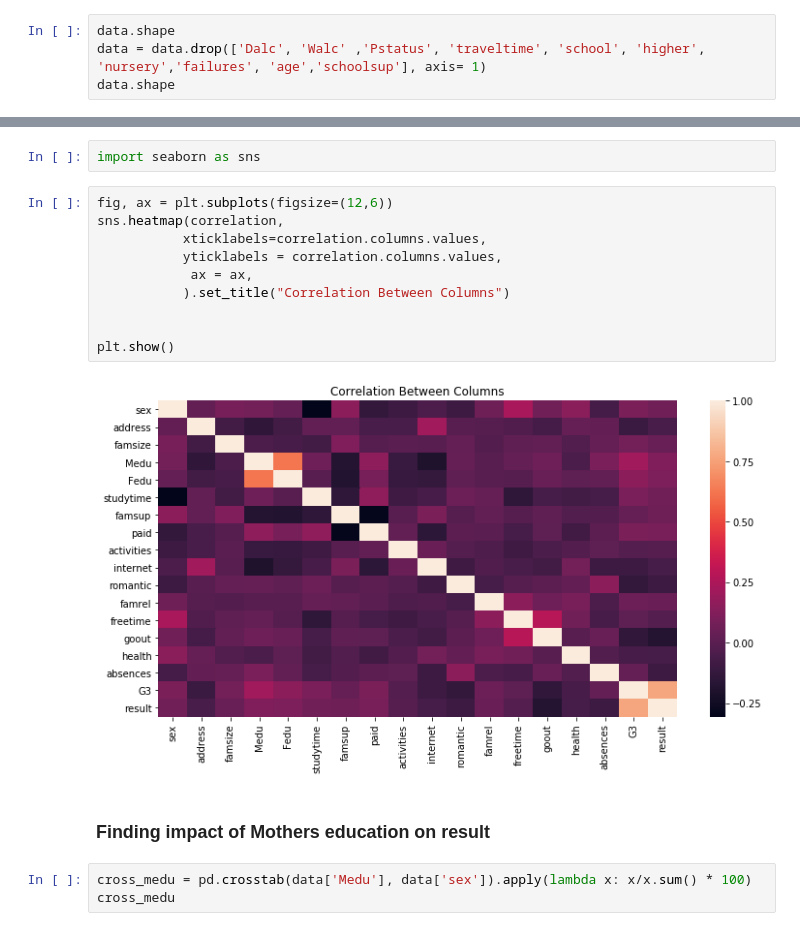
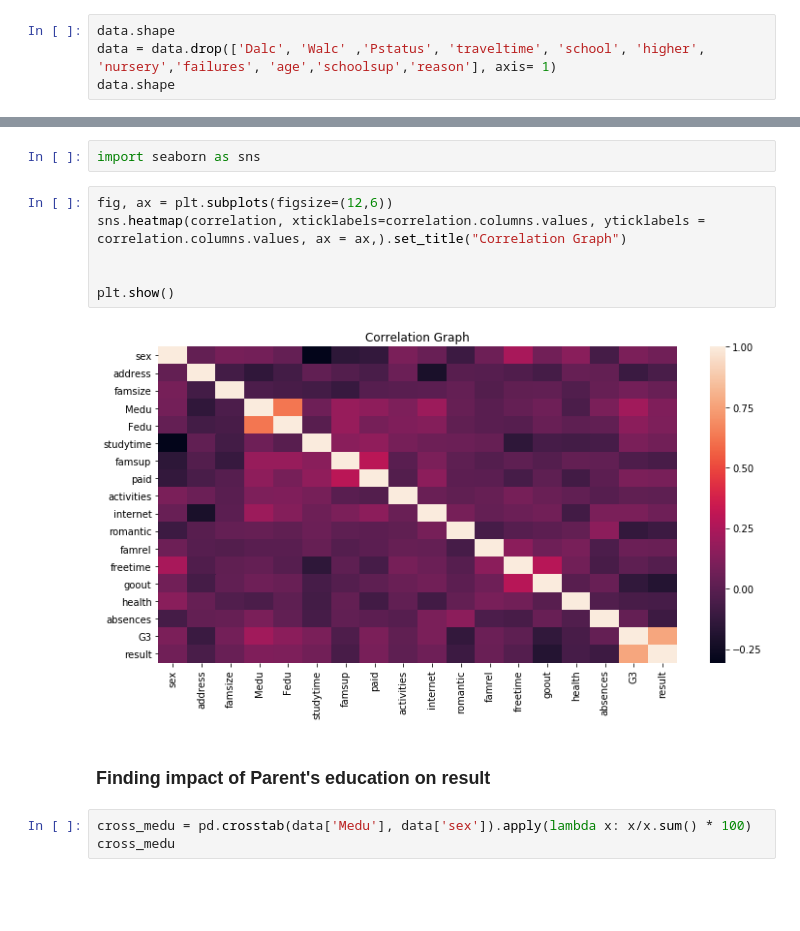
Before and after one commit to vishalvb/Apex, a Jupyter notebook: Apex.ipynb, the cells around one changed output, grey strips where cells are left out. Drawn from its saved outputs; the diff is of its cells as text; blank space fills up the shorter version.

```diff
--- a/Apex.ipynb
+++ b/Apex.ipynb
@@ -381,6 +378,6 @@ plt.show()
 Based on Correlation Matrix and Data Distribution columns like Dalc, Walc, Pstatus, traveltime, school, higher, nursery, failures, age, schoolsup won't impact that much, so dropping all these columns
 # %%
 data.shape
-data = data.drop(['Dalc', 'Walc' ,'Pstatus', 'traveltime', 'school', 'higher', 'nursery','failures', 'age','schoolsup'], axis= 1)
+data = data.drop(['Dalc', 'Walc' ,'Pstatus', 'traveltime', 'school', 'higher', 'nursery','failures', 'age','schoolsup','reason'], axis= 1)
 data.shape
 # %% [output]
@@ -478,18 +481,14 @@ correlation = data.corr()
 import seaborn as sns
 # %%
 fig, ax = plt.subplots(figsize=(12,6))
-sns.heatmap(correlation,
-           xticklabels=correlation.columns.values,
-           yticklabels = correlation.columns.values,
-            ax = ax,
-           ).set_title("Correlation Between Columns")
+sns.heatmap(correlation, xticklabels=correlation.columns.values, yticklabels = correlation.columns.values, ax = ax,).set_title("Correlation Graph")
 
 
 plt.show()
 # %% [output]
-[figure, old version]
+[figure, new version]
 # %% [markdown]
-### Finding impact of Mothers education on result
+### Finding impact of Parent's education on result
 # %%
 cross_medu = pd.crosstab(data['Medu'], data['sex']).apply(lambda x: x/x.sum() * 100)
 cross_medu
```
Also changed, not shown: parts of 44 cells of this notebook.
